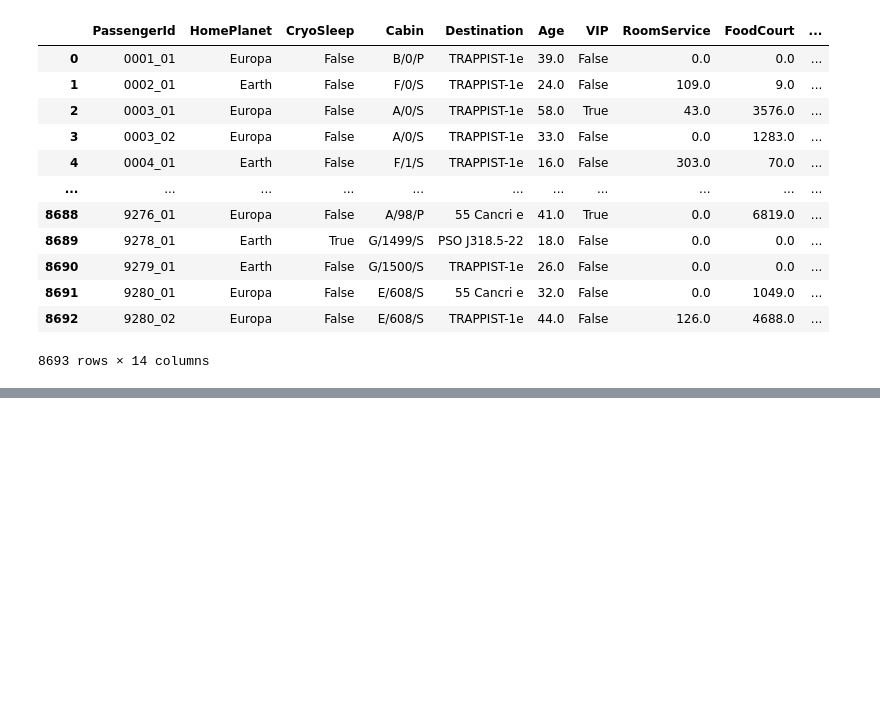
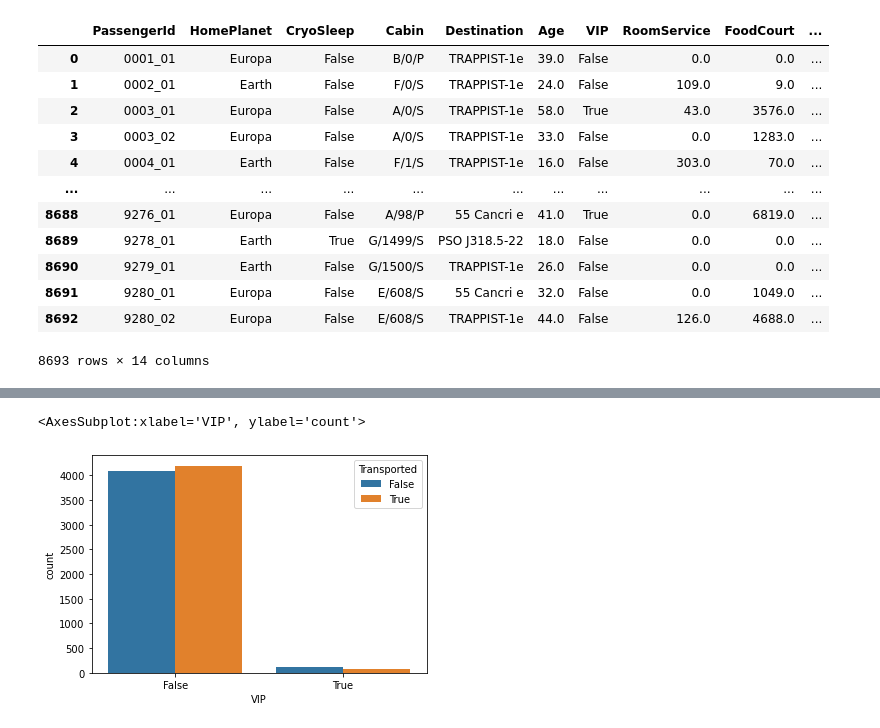
Before and after one commit to Ashar88/Spaceship_Titanic, a Jupyter notebook: Spaceship.ipynb, the cells around one changed output, grey strips where cells are left out. Drawn from its saved outputs; the diff is of its cells as text; code cells hidden in the pictures; blank space fills up the shorter version.

```diff
--- a/Spaceship.ipynb
+++ b/Spaceship.ipynb
@@ -28,0 +110,5 @@ train_df
+# %%
+sns.countplot(x = 'VIP'  ,hue = 'Transported' ,data = train_df)
+# %% [output]
+<AxesSubplot:xlabel='VIP', ylabel='count'>
+[figure, added]
```
Also changed, not shown: parts of 10 cells of this notebook.
